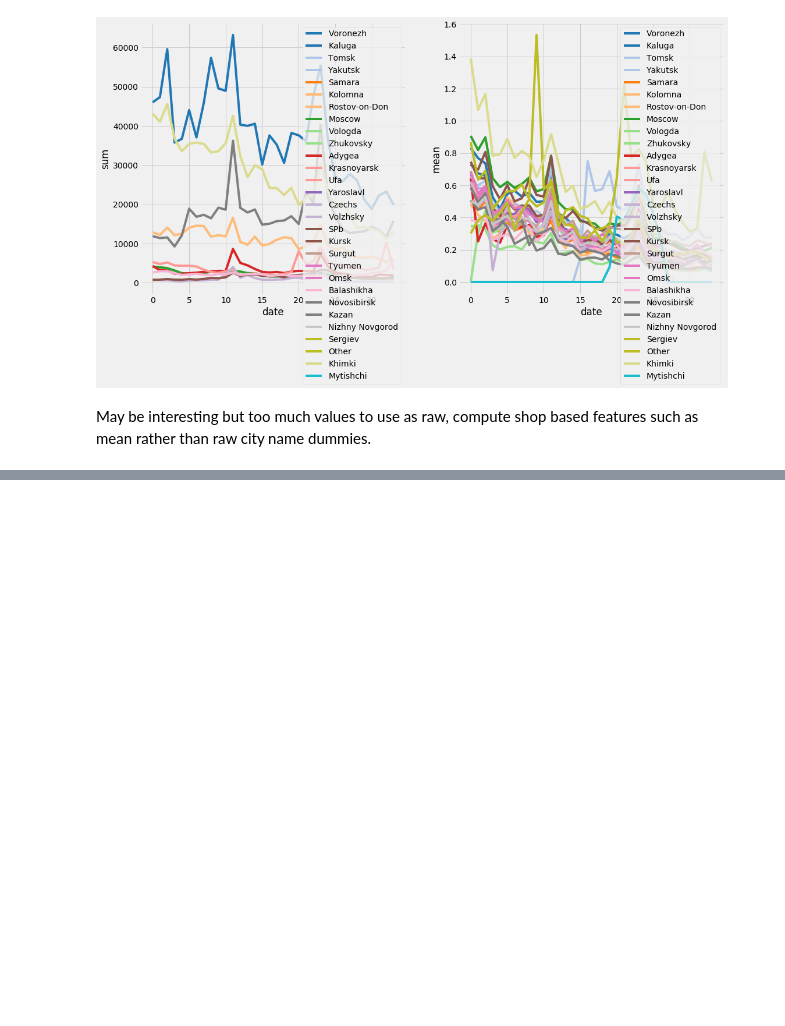
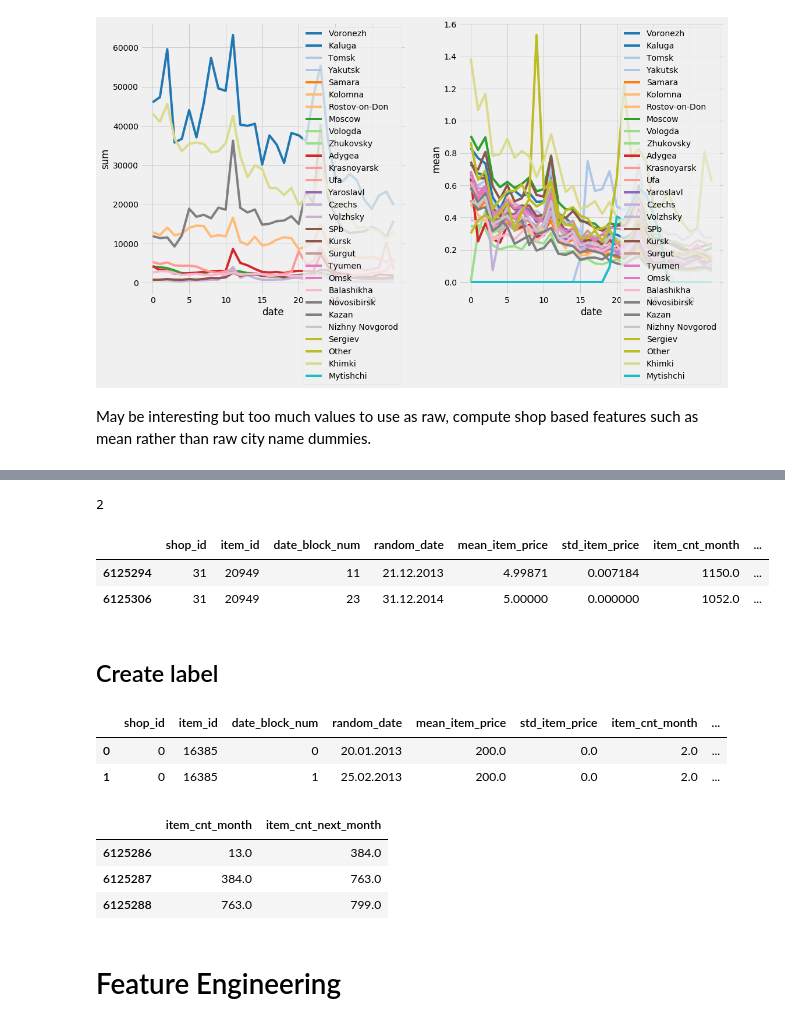
Before and after one commit to RobBlanchard/kaggle-predict-sales, a Jupyter notebook: XGBoost - 2.ipynb, the cells around one changed output, grey strips where cells are left out. Drawn from its saved outputs; the diff is of its cells as text; code cells hidden in the pictures; blank space fills up the shorter version.

Commit message:
Created label

```diff
--- a/XGBoost - 2.ipynb
+++ b/XGBoost - 2.ipynb
@@ -738,0 +761,16 @@ May be interesting but too much values to use as raw, compute shop based feature
+# %%
+print(len(bigboi_filled[bigboi_filled["item_cnt_month"]>1000]))
+bigboi_filled.loc[bigboi_filled["item_cnt_month"]>1000]
+# %% [output]
+2
+|  | shop_id | item_id | date_block_num | random_date | mean_item_price | std_item_price | item_cnt_month | ... |
+| 6125294 | 31 | 20949 | 11 | 21.12.2013 | 4.99871 | 0.007184 | 1150.0 | ... |
+| 6125306 | 31 | 20949 | 23 | 31.12.2014 | 5.00000 | 0.000000 | 1052.0 | ... |
+# %% [markdown]
+## Create label
+# %%
+bigboi_filled.head(2)
+# %% [output]
+|  | shop_id | item_id | date_block_num | random_date | mean_item_price | std_item_price | item_cnt_month | ... |
+| 0 | 0 | 16385 | 0 | 20.01.2013 | 200.0 | 0.0 | 2.0 | ... |
+| 1 | 0 | 16385 | 1 | 25.02.2013 | 200.0 | 0.0 | 2.0 | ... |
@@ -738,0 +780,11 @@ May be interesting but too much values to use as raw, compute shop based feature
+# %%
+#check
+bigboi_filled.loc[(bigboi_filled["item_id"]==20949) &
+                  (bigboi_filled["shop_id"]==31),["item_cnt_month","item_cnt_next_month"]].head(3)
+# %% [output]
+|  | item_cnt_month | item_cnt_next_month |
+| 6125286 | 13.0 | 384.0 |
+| 6125287 | 384.0 | 763.0 |
+| 6125288 | 763.0 | 799.0 |
+# %% [markdown]
+# Feature Engineering
```
Also changed, not shown: parts of 5 cells of this notebook.
